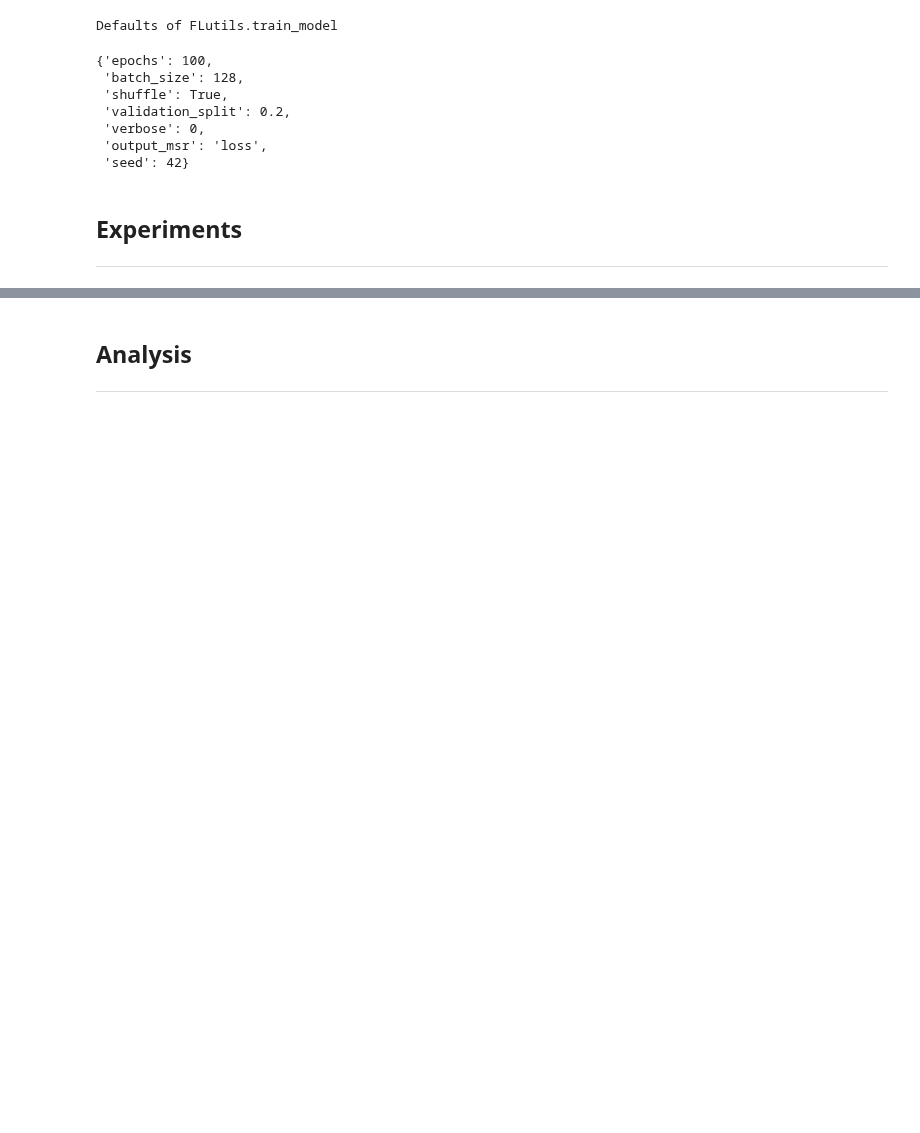
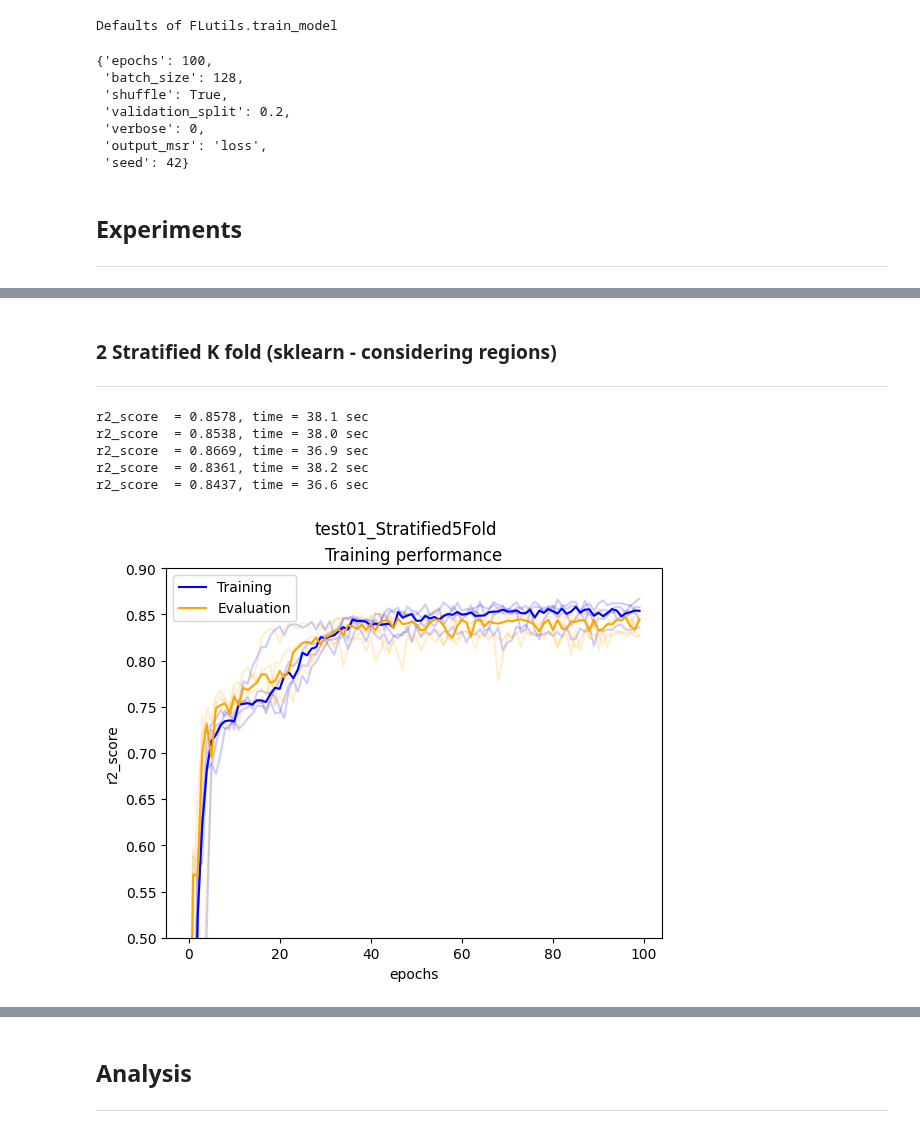
Before and after one commit to Olhaau/fl-official-statistics-addon, a Jupyter notebook: _dev/04_insurance_debug_centralized.ipynb, the cells around one changed output, grey strips where cells are left out. Saved outputs shown, nothing was run; the diff lists cells and outputs as text; code cells hidden in the pictures; blank space fills up the shorter version.

```diff
--- a/_dev/04_insurance_debug_centralized.ipynb
+++ b/_dev/04_insurance_debug_centralized.ipynb
@@ -173,0 +203,49 @@ if not os.path.exists(experiment_path + '/out'): os.makedirs(experiment_path + '
+# %% [markdown]
+### 2 Stratified K fold (sklearn - considering regions)
+---
+# %%
+experiment_name = "test01_Stratified5Fold"   # train + eval
+
+# logger setup
+experiment_path = log_path + experiment_name
+if not os.path.exists(experiment_path+ '/logs'): os.makedirs(experiment_path + '/logs')
+if not os.path.exists(experiment_path + '/out'): os.makedirs(experiment_path + '/out')
+
+cv = RepeatedStratifiedKFold(n_splits = n_folds, n_repeats = n_reps, random_state = 42)
+hists = []
+
+i = 0
+for train, _ in cv.split(df, df.region):
+
+    eval_name = "eval" + str(i)
+    i += 1
+
+    X_train = df.loc[train, features]
+    y_train = df.loc[train, target]
+
+    model = create_keras_model(compile = True)
+
+    hist = train_model(
+        model, X_train, y_train,
+        epochs = n_epochs,
+        output_msr = "r2_score",
+        callbacks = [CSVLogger(
+            "%s/logs/log_%s_%s.csv" %
+            (experiment_path, eval_name, experiment_name)
+            )]
+    )
+    hists.append(hist)
+
+
+plot_hist(
+    [h.history for h in hists], title = experiment_name,
+    savepath = "%s/out/perf_train_%s_%s.png" %
+    (experiment_path, eval_name, experiment_name)
+)
+# %% [output]
+r2_score  = 0.8578, time = 38.1 sec
+r2_score  = 0.8538, time = 38.0 sec
+r2_score  = 0.8669, time = 36.9 sec
+r2_score  = 0.8361, time = 38.2 sec
+r2_score  = 0.8437, time = 36.6 sec
+[figure, added]
```
Also changed, not shown: parts of 26 cells of this notebook, 44 other files.
